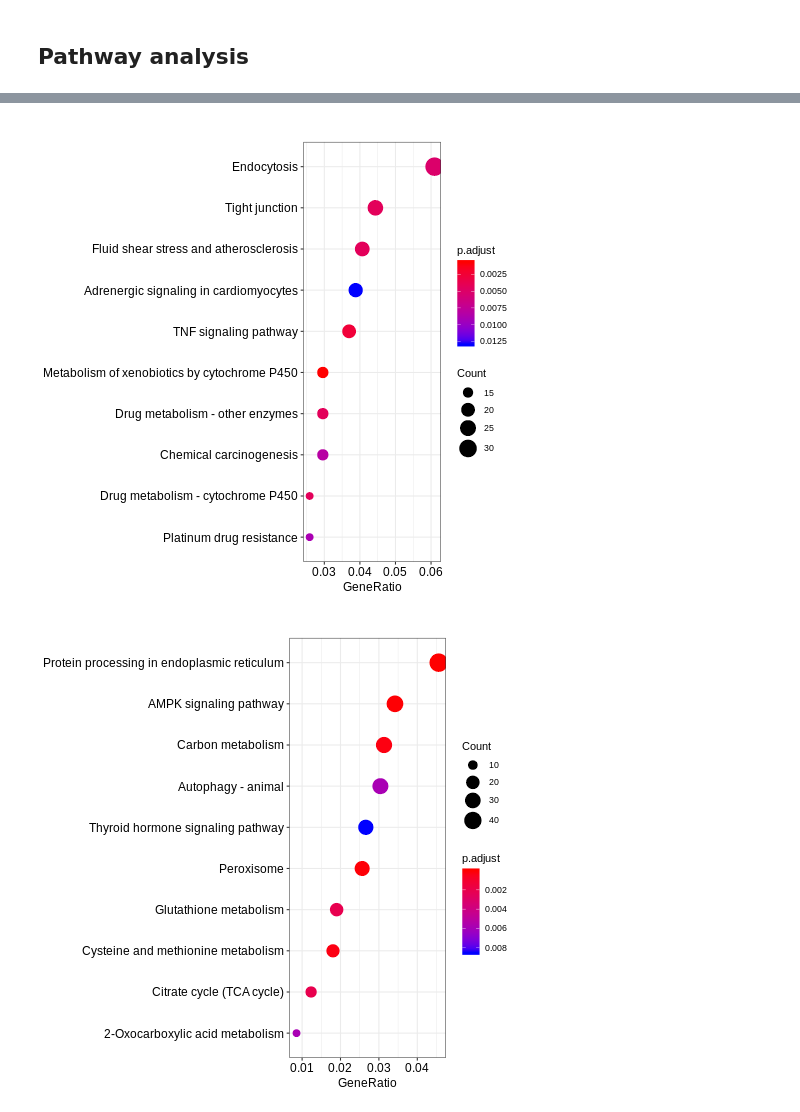
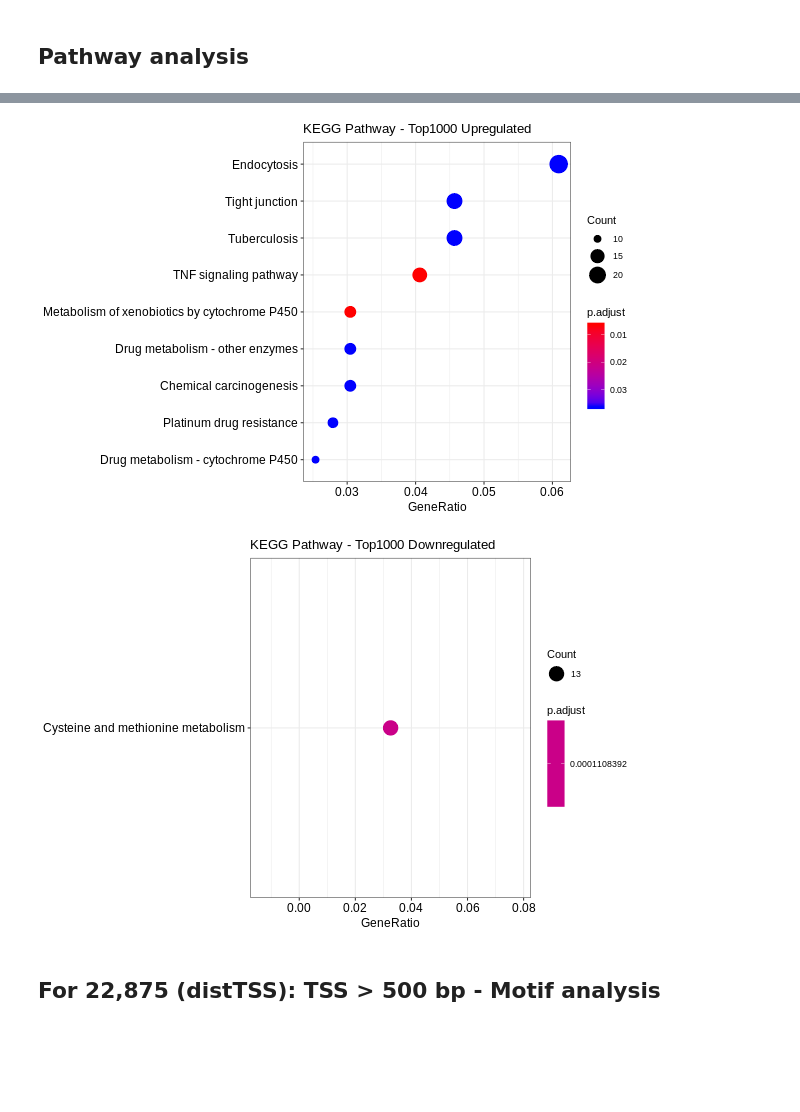
Before and after one commit to chizksh/ATAC-seq_analysis, a Jupyter notebook: peakFilterConsensus.ipynb, the cells around one changed output, grey strips where cells are left out. Drawn from its saved outputs; the diff is of its cells as text; code cells hidden in the pictures; blank space fills up the shorter version.

Commit message:
GO, pathway analysis

```diff
--- a/peakFilterConsensus.ipynb
+++ b/peakFilterConsensus.ipynb
@@ -1047,0 +1214,4 @@ plotDistToTSS(anno_IRISHAM_FDR)
+# %%
+%%R
+TSS_anno_IRISHAM_FDR.distTSS.df <- as.data.frame(TSS_anno_IRISHAM_FDR.distTSS)
+head(TSS_anno_IRISHAM_FDR.distTSS.df,3)["geneId"]
@@ -1047,0 +1223,5 @@ plotDistToTSS(anno_IRISHAM_FDR)
+# %%
+%%R
+genes <- getBM(filters="entrezgene_id", attributes=c("entrezgene_id", "description", 'mgi_symbol',"ensembl_gene_id"),
+               values=TSS_anno_IRISHAM_FDR.distTSS.df["geneId"], mart=mart)
+head(genes,3)
@@ -1047,0 +1258,4 @@ plotDistToTSS(anno_IRISHAM_FDR)
+# %%
+%%R
+TSS_anno_IRISHAM_FDR.distTSS.df <- merge(TSS_anno_IRISHAM_FDR.distTSS.df, genes, by.x="geneId", by.y="entrezgene_id")
+head(TSS_anno_IRISHAM_FDR.distTSS.df,3)
@@ -1124,0 +1394,13 @@ ggscatter(anno_IRISHAM.filtered_df_alpha, y='padj' ,x='log2FoldChange', alpha=0.
+# %%
+%%R
+numberOfTopPeaks = 1000
+#UpRegulatedGenes1k.nearTSS <- unique(as.data.frame(as.GRanges(anno_IRISHAM_FDR)[as.GRanges(anno_IRISHAM_FDR)$log2FoldChange > 0])$geneId)
+#byDayTime[order(-byDayTime$count),][1:10,]
+
+AllGenes1k.nearTSS = unique(TSS_anno_IRISHAM_FDR.nearTSS.df[order(-abs(TSS_anno_IRISHAM_FDR.nearTSS.df$"log2FoldChange")),])[1:numberOfTopPeaks,]$geneId # abs highest 10
+UpRegulatedGenes1k.nearTSS = unique(TSS_anno_IRISHAM_FDR.nearTSS.df[order(-TSS_anno_IRISHAM_FDR.nearTSS.df$"log2FoldChange"),])[1:numberOfTopPeaks,]$geneId #highest 10
+DownRegulatedGenes1k.nearTSS = unique(TSS_anno_IRISHAM_FDR.nearTSS.df[order(TSS_anno_IRISHAM_FDR.nearTSS.df$"log2FoldChange"),])[1:numberOfTopPeaks,]$geneId #lowest 10
+
+AllGenes1k.distTSS = unique(TSS_anno_IRISHAM_FDR.distTSS.df[order(-abs(TSS_anno_IRISHAM_FDR.distTSS.df$"log2FoldChange")),])[1:numberOfTopPeaks,]$geneId # abs highest 10
+UpRegulatedGenes1k.distTSS = unique(TSS_anno_IRISHAM_FDR.distTSS.df[order(-TSS_anno_IRISHAM_FDR.distTSS.df$"log2FoldChange"),])[1:numberOfTopPeaks,]$geneId #highest 10
+DownRegulatedGenes1k.distTSS = unique(TSS_anno_IRISHAM_FDR.distTSS.df[order(TSS_anno_IRISHAM_FDR.distTSS.df$"log2FoldChange"),])[1:numberOfTopPeaks,]$geneId #lowest 10
@@ -1205,18 +1491,14 @@ dotplot(go2, showCategory=20)
 # %%
-%%R
-kegg1 <- enrichKEGG(gene = UpRegulatedGenes,
-                 organism = 'mmu',
-                 pvalueCutoff = 0.05)
-
-dotplot(kegg1)
+%%R -w 600 -h 400 -u px
+kegg1 <- enrichKEGG(gene = UpRegulatedGenes1k.nearTSS, organism = 'mmu', pvalueCutoff = 0.05)
+dotplot(kegg1) + ggtitle("KEGG Pathway - Top1000 Upregulated")
 # %% [output]
-[figure, old version]
+[figure, new version]
 # %%
-%%R
-kegg2 <- enrichKEGG(gene = DownRegulatedGenes,
-                 organism = 'mmu',
-                 pvalueCutoff = 0.05)
-
-dotplot(kegg2)
+%%R  -w 600 -h 400 -u px
+kegg2 <- enrichKEGG(gene = DownRegulatedGenes1k.nearTSS, organism = 'mmu', pvalueCutoff = 0.05)
+dotplot(kegg2) +ggtitle("KEGG Pathway - Top1000 Downregulated")
 # %% [output]
-[figure, old version]
+[figure, new version]
+# %% [markdown]
+## For 22,875 (distTSS): TSS > 500 bp - Motif analysis
```
Also changed, not shown: parts of 61 cells of this notebook.
